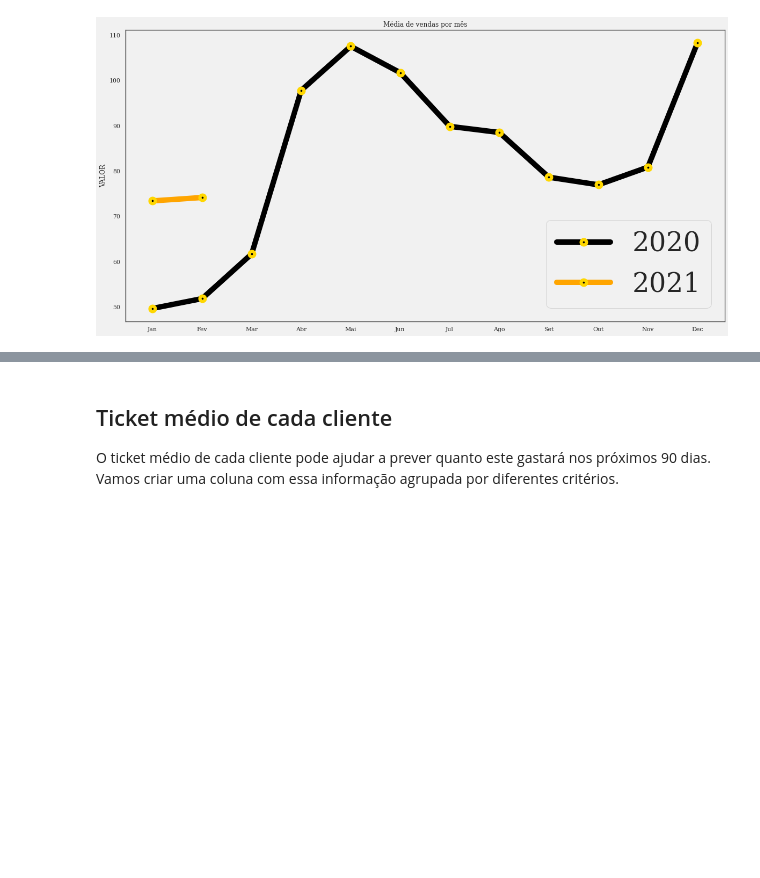
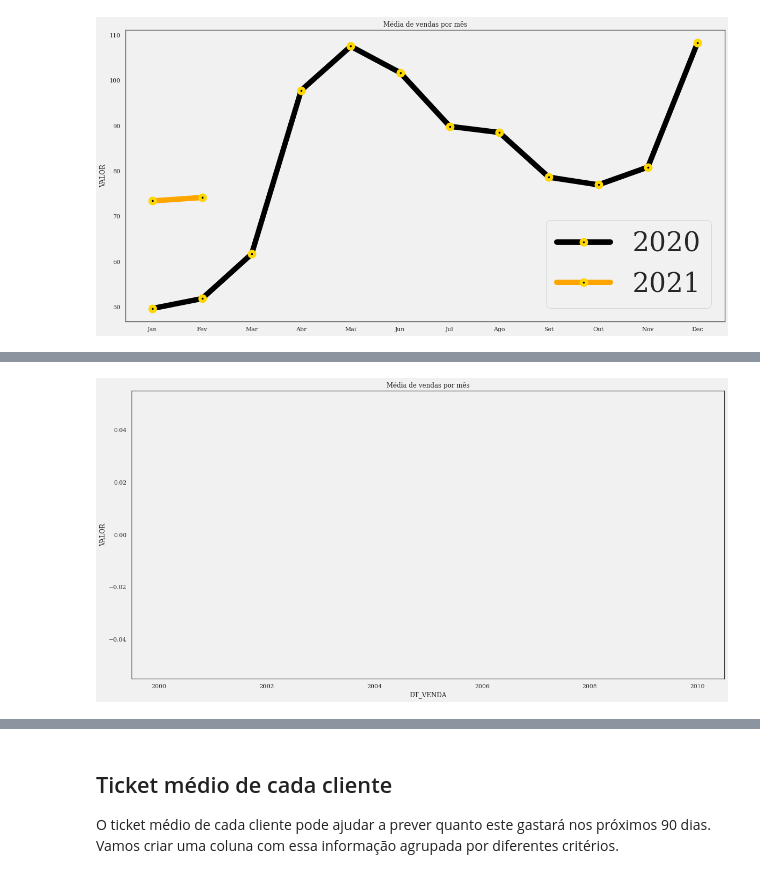
Before and after one commit to marcos-mansur/vlabs-challenge, a Jupyter notebook: Notebook/EDA.ipynb, the cells around one changed output, grey strips where cells are left out. Drawn from its saved outputs; the diff is of its cells as text; code cells hidden in the pictures; blank space fills up the shorter version.

```diff
--- a/Notebook/EDA.ipynb
+++ b/Notebook/EDA.ipynb
@@ -267,0 +283,5 @@ plt.show()
+# %%
+media_mes_20 = df_time.groupby(['ANO','MES','DIA'])['VALOR'].mean()
+print(media_mes_20)
+media_mes_21 = df_time.groupby(['ANO','MES','DIA'])['VALOR'].mean()
+#print(media_mes_21)
@@ -267,0 +314,12 @@ plt.show()
+# %%
+fig, ax = plt.subplots(1,figsize=(20,10))
+list_mes=['Jan','Fev','Mar', 'Abr','Mai', 'Jun', 'Jul','Ago','Set','Out','Nov','Dec']
+axis = sns.lineplot(y=media_mes_20,x=df_time['DT_VENDA'],ax=ax,marker='o', linewidth=10, mec='gold',mfc='black',mew=4,color='black')
+axis.set_xticks=[x for x in range(12)]
+axis.set_xticklabels = list_mes
+plt.title('Média de vendas por mês')
+#sns.lineplot(y=media_mes_21,x=['Jan','Fev'],ax=ax,marker='o', linewidth=10, mec='gold',mfc='black',mew=10,color='orange')
+#plt.legend(['2020','2021'], loc='best',fontsize=50)
+plt.show()
+# %% [output]
+[figure, added]
```
Also changed, not shown: parts of 16 cells of this notebook, 5 other files.
